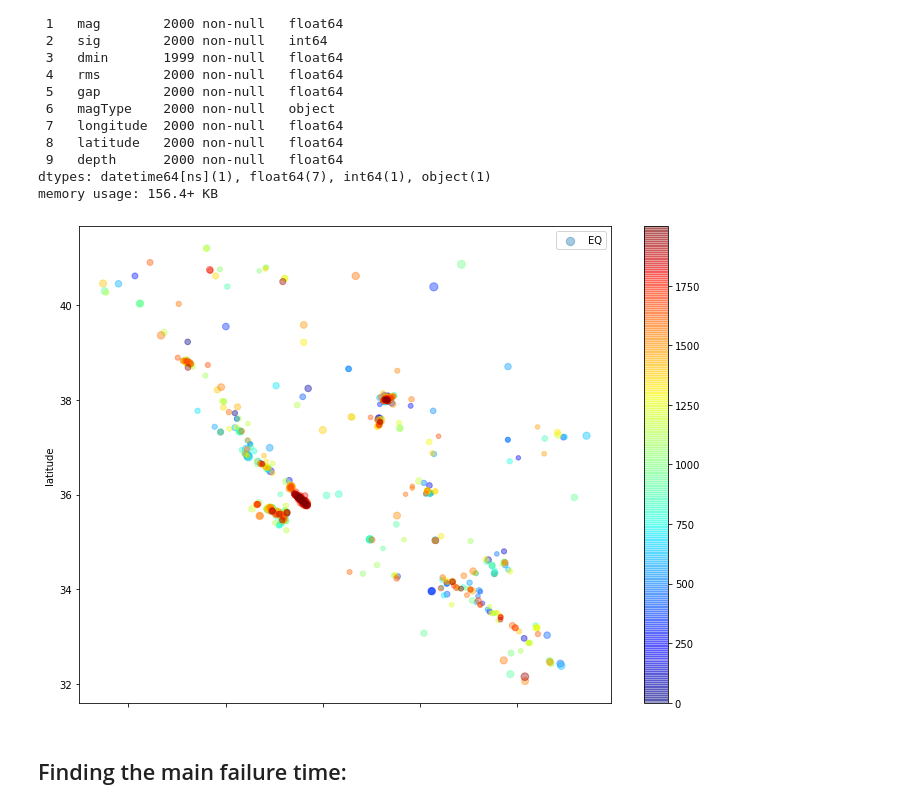
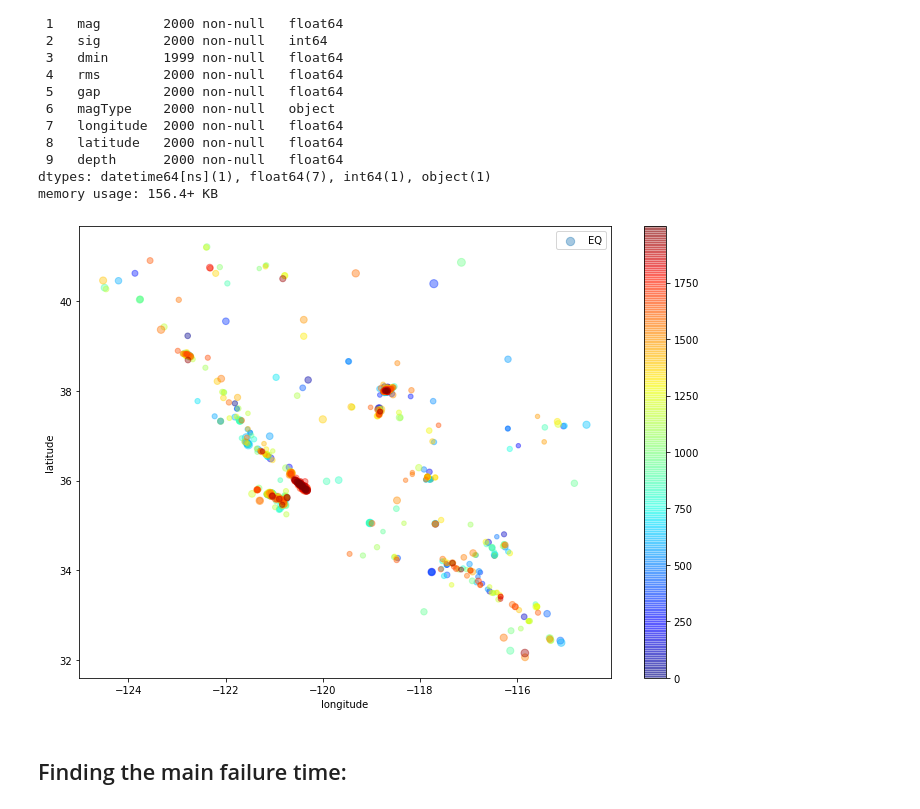
Before and after one commit to saiedmighani/earthquake_time_series_LSTM, a Jupyter notebook: codes/P04_model_linear_regression.ipynb, the cells around one changed output. Cells and saved outputs as stored; diff of their text form; code cells hidden in the pictures.

```diff
--- a/codes/P04_model_linear_regression.ipynb
+++ b/codes/P04_model_linear_regression.ipynb
@@ -165,16 +174,19 @@ Data columns (total 10 columns):
 dtypes: datetime64[ns](1), float64(7), int64(1), object(1)
 memory usage: 156.4+ KB
 # %%
+ax = plt.gca()
+
+
 df_pf_eq.plot(kind="scatter", x="longitude", y="latitude",
     s=df_pf_eq['mag']/0.05, label="EQ",
     c=df_pf_eq.index, cmap=plt.get_cmap("jet"),
-    colorbar=True, alpha=0.4, figsize=(10,7),
+    colorbar=True, alpha=0.4, figsize=(10,7), ax = ax
 )
 plt.legend()
 
 plt.tight_layout()
 # %% [output]
-[figure, old version]
+[figure, new version]
 # %% [markdown]
 ## Finding the main failure time:
 # %%
```
Also changed, not shown: parts of 37 cells of this notebook, 6 other files.
